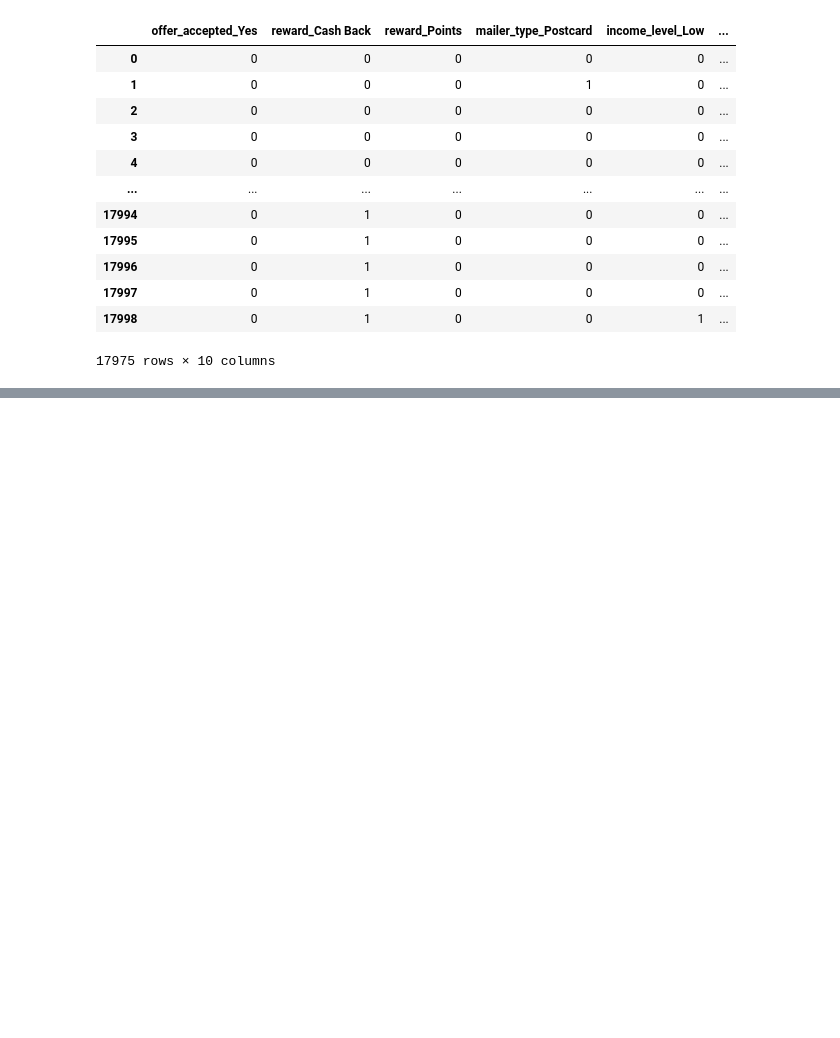
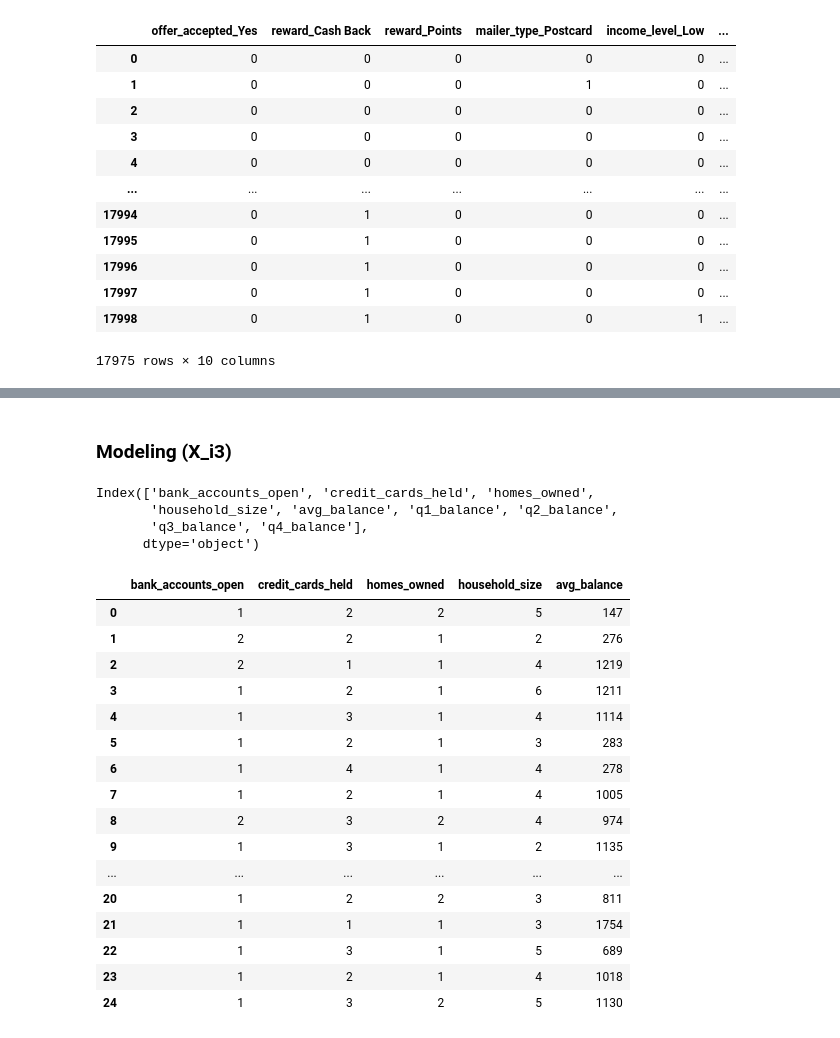
Before and after one commit to lillaszulyovszky/ironhack-case-study-classification, a Jupyter notebook: Case Study - Classification.ipynb, the cells around one changed output, grey strips where cells are left out. Cells and saved outputs as stored; diff of their text form; code cells hidden in the pictures; blank space fills up the shorter version.

```diff
--- a/Case Study - Classification.ipynb
+++ b/Case Study - Classification.ipynb
@@ -590,0 +562,9 @@ X = data_num_withoutq
+# %% [markdown]
+### Modeling (X_i3)
+# %%
+data_num.columns
+# %% [output]
+Index(['bank_accounts_open', 'credit_cards_held', 'homes_owned',
+       'household_size', 'avg_balance', 'q1_balance', 'q2_balance',
+       'q3_balance', 'q4_balance'],
+      dtype='object')
@@ -590,0 +575,25 @@ X = data_num_withoutq
+# %%
+#normalizer
+import numpy as np
+from sklearn.preprocessing import Normalizer
+X_i3 = data_num_withoutq
+# %%
+X_i3.head(25)
+# %% [output]
+|  | bank_accounts_open | credit_cards_held | homes_owned | household_size | avg_balance |
+| 0 | 1 | 2 | 2 | 5 | 147 |
+| 1 | 2 | 2 | 1 | 2 | 276 |
+| 2 | 2 | 1 | 1 | 4 | 1219 |
+| 3 | 1 | 2 | 1 | 6 | 1211 |
+| 4 | 1 | 3 | 1 | 4 | 1114 |
+| 5 | 1 | 2 | 1 | 3 | 283 |
+| 6 | 1 | 4 | 1 | 4 | 278 |
+| 7 | 1 | 2 | 1 | 4 | 1005 |
+| 8 | 2 | 3 | 2 | 4 | 974 |
+| 9 | 1 | 3 | 1 | 2 | 1135 |
+| ... | ... | ... | ... | ... | ... |
+| 20 | 1 | 2 | 2 | 3 | 811 |
+| 21 | 1 | 1 | 1 | 3 | 1754 |
+| 22 | 1 | 3 | 1 | 5 | 689 |
+| 23 | 1 | 2 | 1 | 4 | 1018 |
+| 24 | 1 | 3 | 2 | 5 | 1130 |
```
Also changed, not shown: parts of 63 cells of this notebook.
